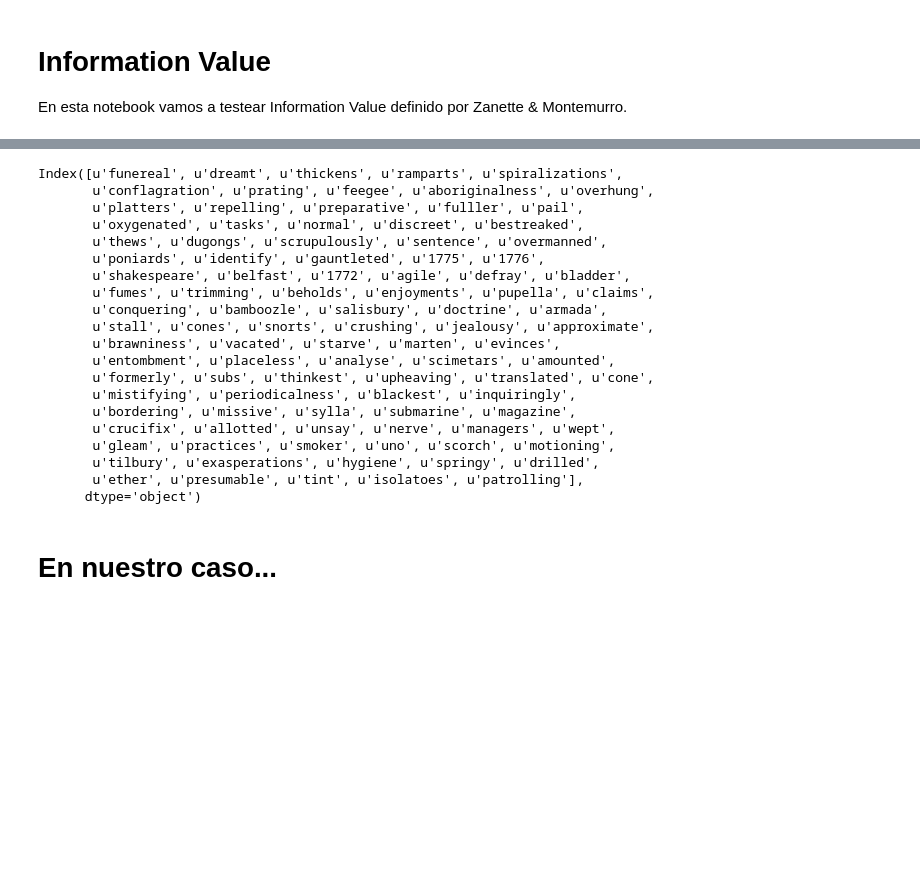
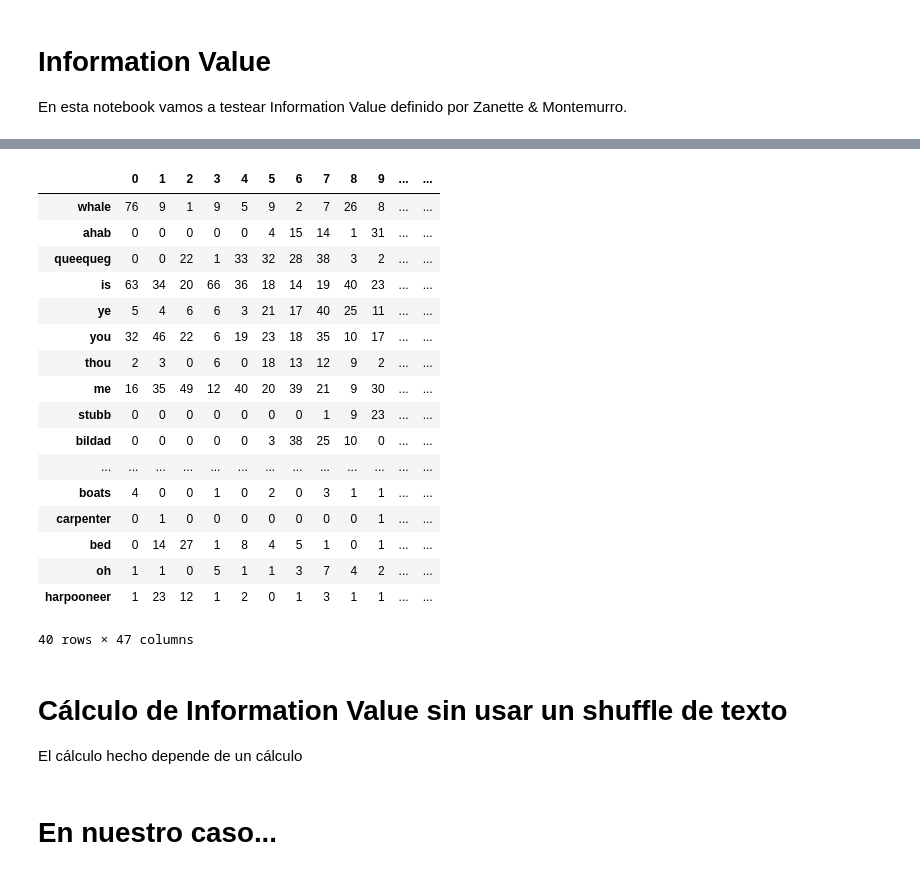
Before and after one commit to daleman/tesis, a Jupyter notebook: ejemplos/InformationValue.ipynb, the cells around one changed output, grey strips where cells are left out. Drawn from its saved outputs; the diff is of its cells as text; code cells hidden in the pictures; blank space fills up the shorter version.

```diff
--- a/ejemplos/InformationValue.ipynb
+++ b/ejemplos/InformationValue.ipynb
@@ -73,28 +142,30 @@ occurrence_df["entropy"] = occurrence_df.apply(entropy, axis=1, raw=True)
 # %%
-occurrence_df.sort_values(by="entropy", inplace=True)
+occurrence_df.sort_values("information_value", ascending=False, inplace=True)
+
+occurrence_df.iloc[:40]
+# %% [output]
+|  | 0 | 1 | 2 | 3 | 4 | 5 | 6 | 7 | 8 | 9 | ... | ... |
+| whale | 76 | 9 | 1 | 9 | 5 | 9 | 2 | 7 | 26 | 8 | ... | ... |
+| ahab | 0 | 0 | 0 | 0 | 0 | 4 | 15 | 14 | 1 | 31 | ... | ... |
+| queequeg | 0 | 0 | 22 | 1 | 33 | 32 | 28 | 38 | 3 | 2 | ... | ... |
+| is | 63 | 34 | 20 | 66 | 36 | 18 | 14 | 19 | 40 | 23 | ... | ... |
+| ye | 5 | 4 | 6 | 6 | 3 | 21 | 17 | 40 | 25 | 11 | ... | ... |
+| you | 32 | 46 | 22 | 6 | 19 | 23 | 18 | 35 | 10 | 17 | ... | ... |
+| thou | 2 | 3 | 0 | 6 | 0 | 18 | 13 | 12 | 9 | 2 | ... | ... |
+| me | 16 | 35 | 49 | 12 | 40 | 20 | 39 | 21 | 9 | 30 | ... | ... |
+| stubb | 0 | 0 | 0 | 0 | 0 | 0 | 0 | 1 | 9 | 23 | ... | ... |
+| bildad | 0 | 0 | 0 | 0 | 0 | 3 | 38 | 25 | 10 | 0 | ... | ... |
+| ... | ... | ... | ... | ... | ... | ... | ... | ... | ... | ... | ... | ... |
+| boats | 4 | 0 | 0 | 1 | 0 | 2 | 0 | 3 | 1 | 1 | ... | ... |
+| carpenter | 0 | 1 | 0 | 0 | 0 | 0 | 0 | 0 | 0 | 1 | ... | ... |
+| bed | 0 | 14 | 27 | 1 | 8 | 4 | 5 | 1 | 0 | 1 | ... | ... |
+| oh | 1 | 1 | 0 | 5 | 1 | 1 | 3 | 7 | 4 | 2 | ... | ... |
+| harpooneer | 1 | 23 | 12 | 1 | 2 | 0 | 1 | 3 | 1 | 1 | ... | ... |
+40 rows × 47 columns
-# %%
-occurrence_df.index[:100]
-# %% [output]
-Index([u'funereal', u'dreamt', u'thickens', u'ramparts', u'spiralizations',
-       u'conflagration', u'prating', u'feegee', u'aboriginalness', u'overhung',
-       u'platters', u'repelling', u'preparative', u'fulller', u'pail',
-       u'oxygenated', u'tasks', u'normal', u'discreet', u'bestreaked',
-       u'thews', u'dugongs', u'scrupulously', u'sentence', u'overmanned',
-       u'poniards', u'identify', u'gauntleted', u'1775', u'1776',
-       u'shakespeare', u'belfast', u'1772', u'agile', u'defray', u'bladder',
-       u'fumes', u'trimming', u'beholds', u'enjoyments', u'pupella', u'claims',
-       u'conquering', u'bamboozle', u'salisbury', u'doctrine', u'armada',
-       u'stall', u'cones', u'snorts', u'crushing', u'jealousy', u'approximate',
-       u'brawniness', u'vacated', u'starve', u'marten', u'evinces',
-       u'entombment', u'placeless', u'analyse', u'scimetars', u'amounted',
-       u'formerly', u'subs', u'thinkest', u'upheaving', u'translated', u'cone',
-       u'mistifying', u'periodicalness', u'blackest', u'inquiringly',
-       u'bordering', u'missive', u'sylla', u'submarine', u'magazine',
-       u'crucifix', u'allotted', u'unsay', u'nerve', u'managers', u'wept',
-       u'gleam', u'practices', u'smoker', u'uno', u'scorch', u'motioning',
-       u'tilbury', u'exasperations', u'hygiene', u'springy', u'drilled',
-       u'ether', u'presumable', u'tint', u'isolatoes', u'patrolling'],
-      dtype='object')
+# %% [markdown]
+# Cálculo de Information Value sin usar un shuffle de texto
+
+El cálculo hecho depende de un cálculo
 # %% [markdown]
 # En nuestro caso...
 # %%
```
Also changed, not shown: parts of 7 cells of this notebook.
